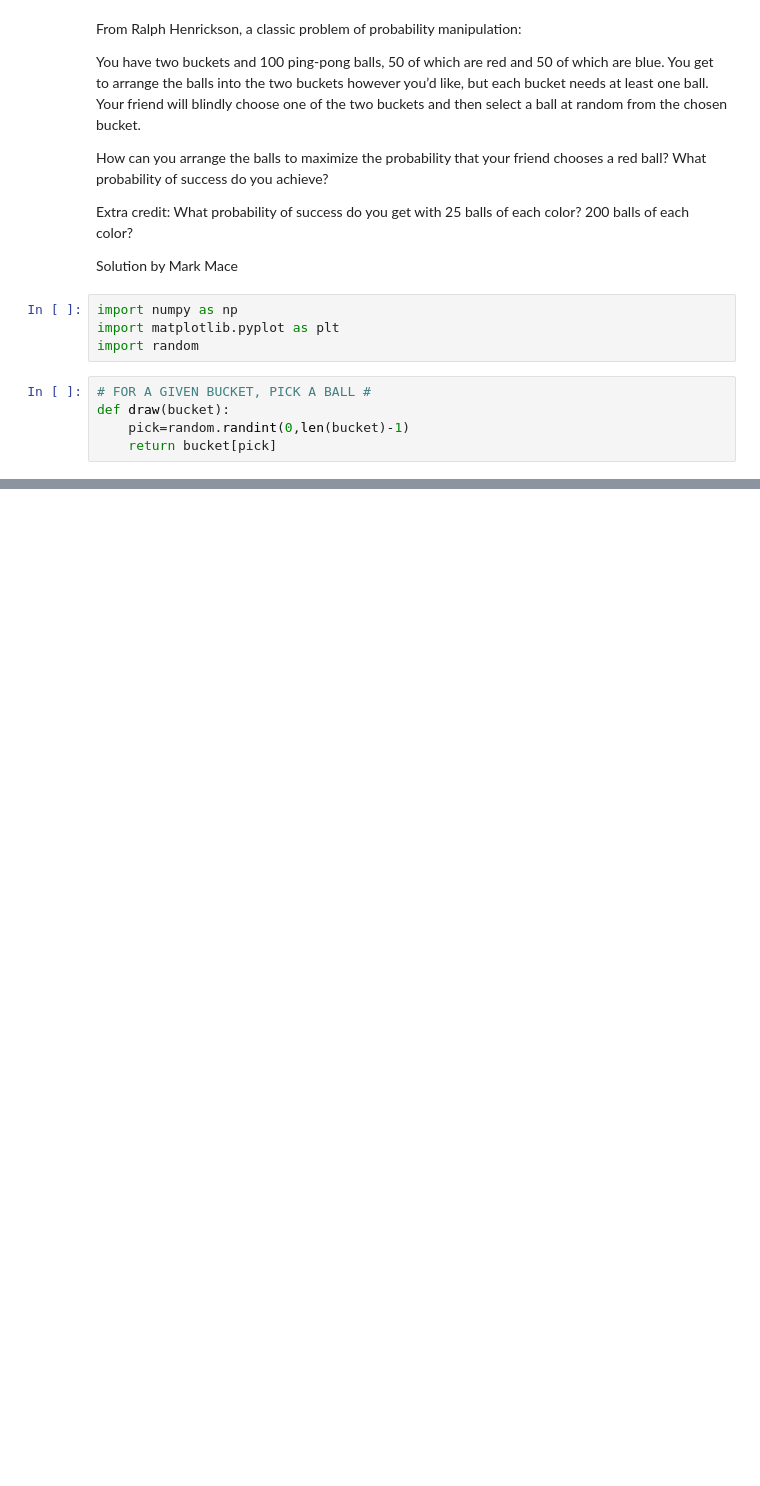
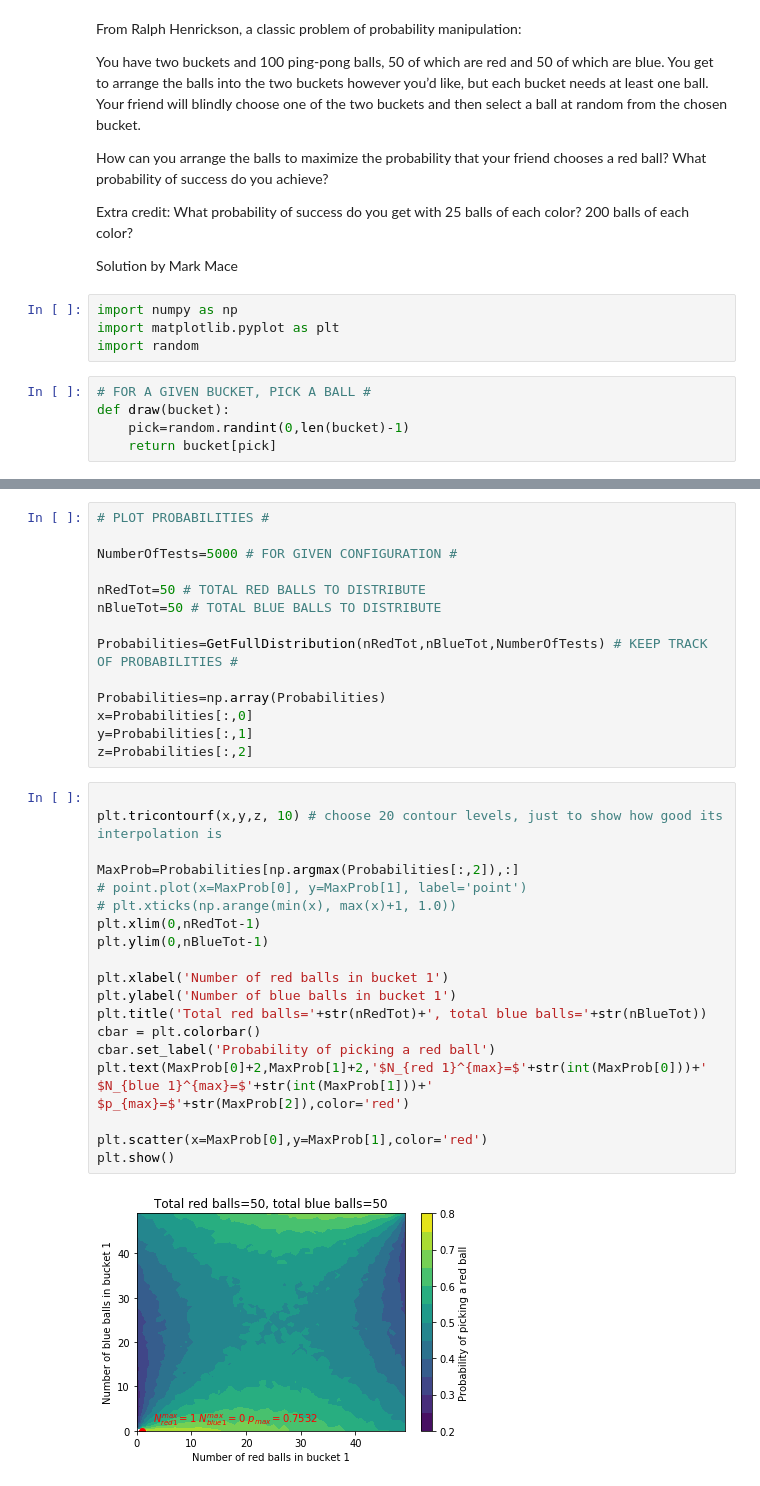
Before and after one commit to markfmace/RIDDLER, a Jupyter notebook: PingPong.ipynb, the cells around one changed output, grey strips where cells are left out. Drawn from its saved outputs; the diff is of its cells as text; blank space fills up the shorter version.

Commit message:
Ping pong balls

```diff
--- a/PingPong.ipynb
+++ b/PingPong.ipynb
@@ -71,0 +60,35 @@ cbar.set_label('Probability for a player to have empty grid')
+# %%
+# PLOT PROBABILITIES #
+
+NumberOfTests=5000 # FOR GIVEN CONFIGURATION #
+
+nRedTot=50 # TOTAL RED BALLS TO DISTRIBUTE
+nBlueTot=50 # TOTAL BLUE BALLS TO DISTRIBUTE
+
+Probabilities=GetFullDistribution(nRedTot,nBlueTot,NumberOfTests) # KEEP TRACK OF PROBABILITIES #
+
+Probabilities=np.array(Probabilities)
+x=Probabilities[:,0]
+y=Probabilities[:,1]
+z=Probabilities[:,2]
+# %%
+
+plt.tricontourf(x,y,z, 10) # choose 20 contour levels, just to show how good its interpolation is
+
+MaxProb=Probabilities[np.argmax(Probabilities[:,2]),:]
+# point.plot(x=MaxProb[0], y=MaxProb[1], label='point')
+# plt.xticks(np.arange(min(x), max(x)+1, 1.0))
+plt.xlim(0,nRedTot-1)
+plt.ylim(0,nBlueTot-1)
+
+plt.xlabel('Number of red balls in bucket 1')
+plt.ylabel('Number of blue balls in bucket 1')
+plt.title('Total red balls='+str(nRedTot)+', total blue balls='+str(nBlueTot))
+cbar = plt.colorbar()
+cbar.set_label('Probability of picking a red ball')
+plt.text(MaxProb[0]+2,MaxProb[1]+2,'$N_{red 1}^{max}=$'+str(int(MaxProb[0]))+' $N_{blue 1}^{max}=$'+str(int(MaxProb[1]))+' $p_{max}=$'+str(MaxProb[2]),color='red')
+
+plt.scatter(x=MaxProb[0],y=MaxProb[1],color='red')
+plt.show()
+# %% [output]
+[figure, added]
```
Also changed, not shown: parts of 8 cells of this notebook, 1 other file.
